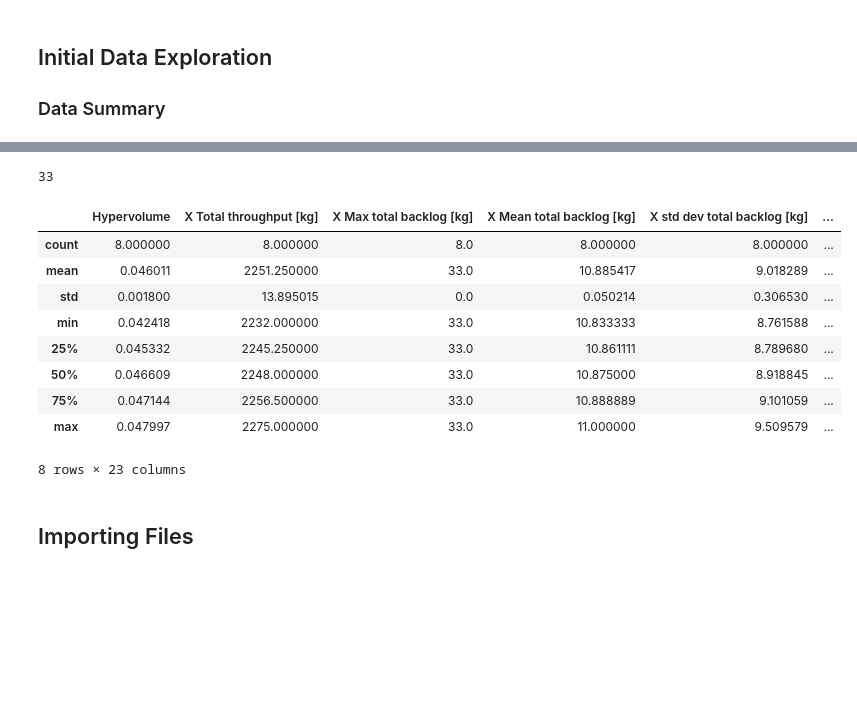
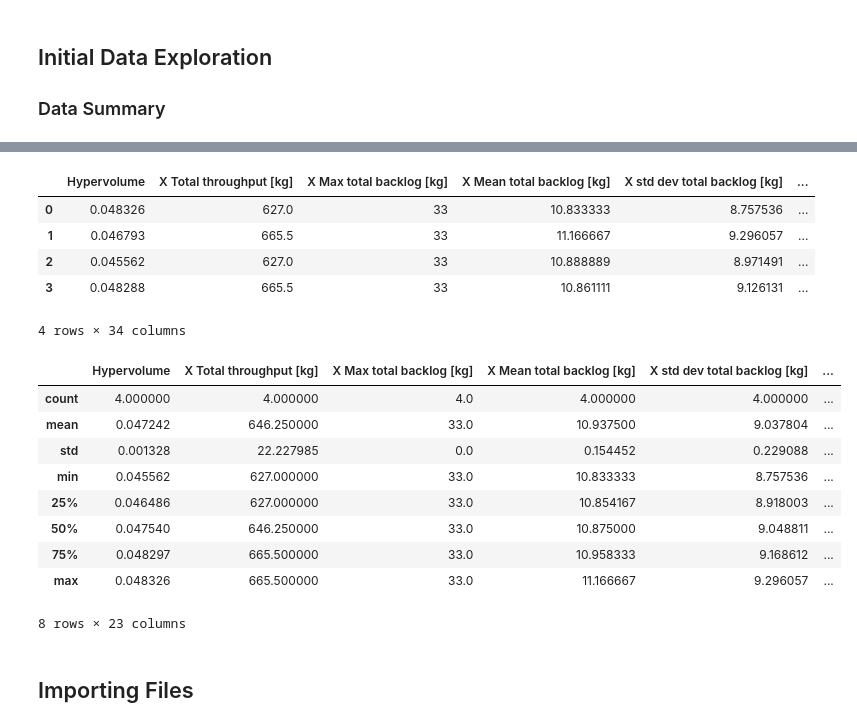
Before and after one commit to DTKx/capacityplanpy, a Jupyter notebook: 02_implementacao/reproduction.ipynb, the cells around one changed output, grey strips where cells are left out. Drawn from its saved outputs; the diff is of its cells as text; code cells hidden in the pictures; blank space fills up the shorter version.

```diff
--- a/02_implementacao/reproduction.ipynb
+++ b/02_implementacao/reproduction.ipynb
@@ -36,6 +36,19 @@ infile.close()
 # infile = open(path,'rb')
 # pop= pickle.load(infile)
 # infile.close()
+# %%
+# Open pickle dict Results Exec
+file_name='v_0_exec.pkl'
+path=root_path_data+file_name
+infile = open(path,'rb')
+ds_exec= pickle.load(infile)
+infile.close()
+# Open pickle dict Results Ind
+file_name='v_0_id.pkl'
+path=root_path_data+file_name
+infile = open(path,'rb')
+ds_ind= pickle.load(infile)
+infile.close()
 # %% [markdown]
 ## Initial Data Exploration
 ### Data Summary
@@ -42,37 +100,55 @@ infile.close()
 # %%
+
 # results_df=pd.DataFrame.from_dict(results)
 dict_keys=results.keys()
 names=["Hypervolume",
-"X Total throughput [kg]", "X Max total backlog [kg]", "X Mean total backlog [kg]","X std dev total backlog [kg]", "X Median total backlog [kg]","X Min total backlog [kg]", "X P(total backlog ≤ 0 kg)","X Max total inventory deficit [kg]", "X Mean total inventory deficit [kg]","X std dev total backlog [kg]", "X Median total inventory deficit [kg]", "X Min total inventory deficit [kg]","X Batches [un]","X Product label","X Start of USP [date]","X End of DSP [date]",
-"Y Total throughput [kg]", "Y Max total backlog [kg]", "Y Mean total backlog [kg]","Y std dev total backlog [kg]", "Y Median total backlog [kg]","Y Min total backlog [kg]", "Y P(total backlog ≤ 0 kg)","Y Max total inventory deficit [kg]", "Y Mean total inventory deficit [kg]","Y std dev total backlog [kg]", "Y Median total inventory deficit [kg]", "Y Min total inventory deficit [kg]","Y Batches [un]","Y Product label","Y Start of USP [date]","Y End of DSP [date]"]
+"X Total throughput [kg]", "X Max total backlog [kg]", "X Mean total backlog [kg]","X std dev total backlog [kg]", "X Median total backlog [kg]","X Min total backlog [kg]", "X P(total backlog ≤ 0 kg)","X Max total inventory deficit [kg]", "X Mean total inventory deficit [kg]","X std dev inventory deficit [kg]", "X Median total inventory deficit [kg]", "X Min total inventory deficit [kg]","X Batches [un]","X Product label","X Start of USP [date]","X End of DSP [date]",
+"Y Total throughput [kg]", "Y Max total backlog [kg]", "Y Mean total backlog [kg]","Y std dev total backlog [kg]", "Y Median total backlog [kg]","Y Min total backlog [kg]", "Y P(total backlog ≤ 0 kg)","Y Max total inventory deficit [kg]", "Y Mean total inventory deficit [kg]","Y std dev inventory deficit [kg]", "Y Median total inventory deficit [kg]", "Y Min total inventory deficit [kg]","Y Batches [un]","Y Product label","Y Start of USP [date]","Y End of DSP [date]",
+"Pareto Front"]
 
 # names=["Hypervolume",
 # "X Total throughput [kg]", "X Max total backlog [kg]", "X Mean total backlog [kg]","X std dev total backlog [kg]", "X Median total backlog [kg]","X Min total backlog [kg]", "X P(total backlog ≤ 0 kg)","X Max total inventory deficit [kg]", "X Mean total inventory deficit [kg]","X std dev total backlog [kg]", "X Median total inventory deficit [kg]", "X Min total inventory deficit [kg]",
 # "Y Total throughput [kg]", "Y Max total backlog [kg]", "Y Mean total backlog [kg]","Y std dev total backlog [kg]", "Y Median total backlog [kg]","Y Min total backlog [kg]", "Y P(total backlog ≤ 0 kg)","Y Max total inventory deficit [kg]", "Y Mean total inventory deficit [kg]","Y std dev total backlog [kg]", "Y Median total inventory deficit [kg]", "Y Min total inventory deficit [kg]"]
-print(len(names))
 for key in dict_keys:
     results_df=pd.DataFrame(results[key],columns=names)
+#     # results_df.reset_index()
 # results_df=pd.DataFrame.from_dict(results,orient="index")
-summary=results_df.describe()
-file_name='summary.csv'
+# results_df=pd.DataFrame.from_dict(results,orient="index")
+# print(results_df.columns)
+# results_df.reset_index()
+# print(results_df.columns)
+file_name='data_test.csv'
 path=root_path_data+file_name
-summary.to_csv(path)
-summary
-# split=results_df[0].str.split(",")
-# data=split.to_list()
-# results_df_org=pd.DataFrame(data,columns=names)
+results_df.to_csv(path)
+
+results_df.head()
 # %% [output]
+|  | Hypervolume | X Total throughput [kg] | X Max total backlog [kg] | X Mean total backlog [kg] | X std dev total backlog [kg] | ... |
+| 0 | 0.048326 | 627.0 | 33 | 10.833333 | 8.757536 | ... |
+| 1 | 0.046793 | 665.5 | 33 | 11.166667 | 9.296057 | ... |
+| 2 | 0.045562 | 627.0 | 33 | 10.888889 | 8.971491 | ... |
+| 3 | 0.048288 | 665.5 | 33 | 10.861111 | 9.126131 | ... |
-33
+4 rows × 34 columns
-|  | Hypervolume | X Total throughput [kg] | X Max total backlog [kg] | X Mean total backlog [kg] | X std dev total backlog [kg] | ... |
-| count | 8.000000 | 8.000000 | 8.0 | 8.000000 | 8.000000 | ... |
-| mean | 0.046011 | 2251.250000 | 33.0 | 10.885417 | 9.018289 | ... |
-| std | 0.001800 | 13.895015 | 0.0 | 0.050214 | 0.306530 | ... |
-| min | 0.042418 | 2232.000000 | 33.0 | 10.833333 | 8.761588 | ... |
-| 25% | 0.045332 | 2245.250000 | 33.0 | 10.861111 | 8.789680 | ... |
-| 50% | 0.046609 | 2248.000000 | 33.0 | 10.875000 | 8.918845 | ... |
-| 75% | 0.047144 | 2256.500000 | 33.0 | 10.888889 | 9.101059 | ... |
-| max | 0.047997 | 2275.000000 | 33.0 | 11.000000 | 9.509579 | ... |
-8 rows × 23 columns
+# %%
+summary=results_df.describe()
+file_name='summary.csv'
+path=root_path_data+file_name
+summary.to_csv(path)
+summary
+# split=results_df[0].str.split(",")
+# data=split.to_list()
+# results_df_org=pd.DataFrame(data,columns=names)
+# %% [output]
+|  | Hypervolume | X Total throughput [kg] | X Max total backlog [kg] | X Mean total backlog [kg] | X std dev total backlog [kg] | ... |
+| count | 4.000000 | 4.000000 | 4.0 | 4.000000 | 4.000000 | ... |
+| mean | 0.047242 | 646.250000 | 33.0 | 10.937500 | 9.037804 | ... |
+| std | 0.001328 | 22.227985 | 0.0 | 0.154452 | 0.229088 | ... |
+| min | 0.045562 | 627.000000 | 33.0 | 10.833333 | 8.757536 | ... |
+| 25% | 0.046486 | 627.000000 | 33.0 | 10.854167 | 8.918003 | ... |
+| 50% | 0.047540 | 646.250000 | 33.0 | 10.875000 | 9.048811 | ... |
+| 75% | 0.048297 | 665.500000 | 33.0 | 10.958333 | 9.168612 | ... |
+| max | 0.048326 | 665.500000 | 33.0 | 11.166667 | 9.296057 | ... |
+8 rows × 23 columns
 # %%
 ##
 # %% [markdown]
```
Also changed, not shown: parts of 2 cells of this notebook, 2 other files.
